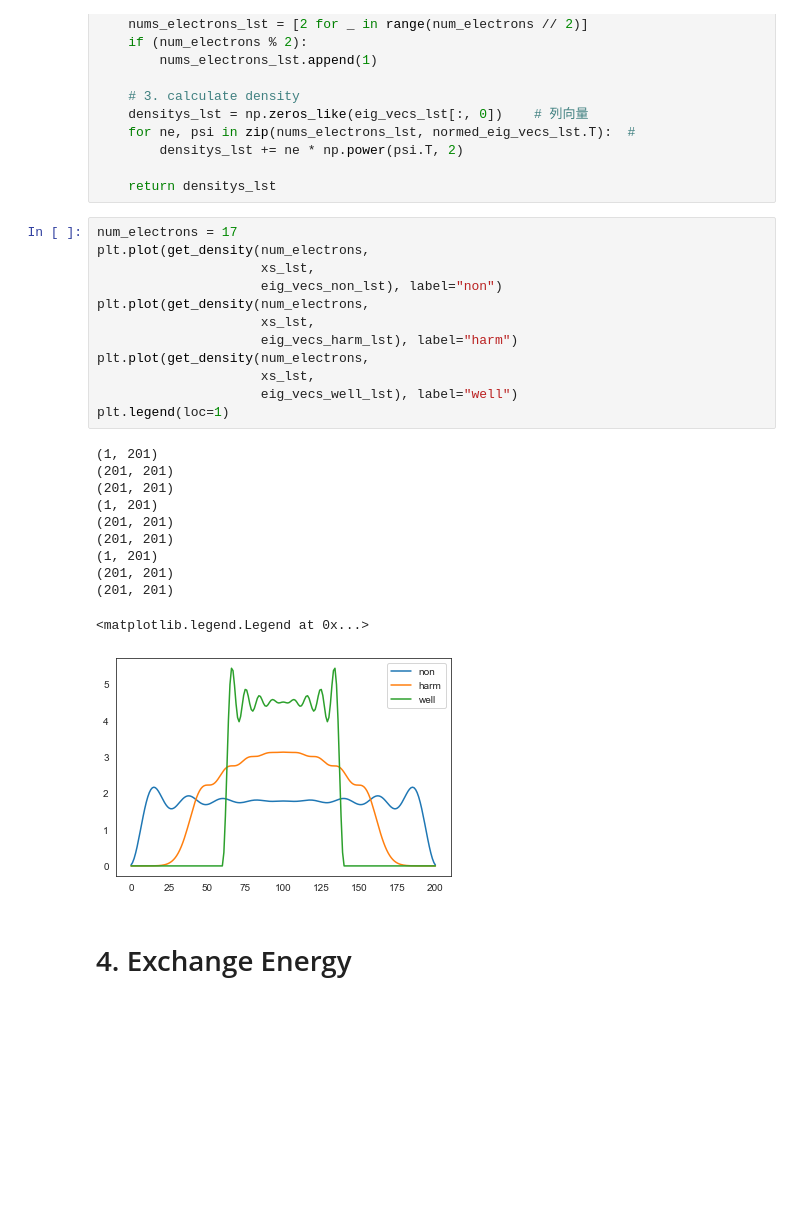
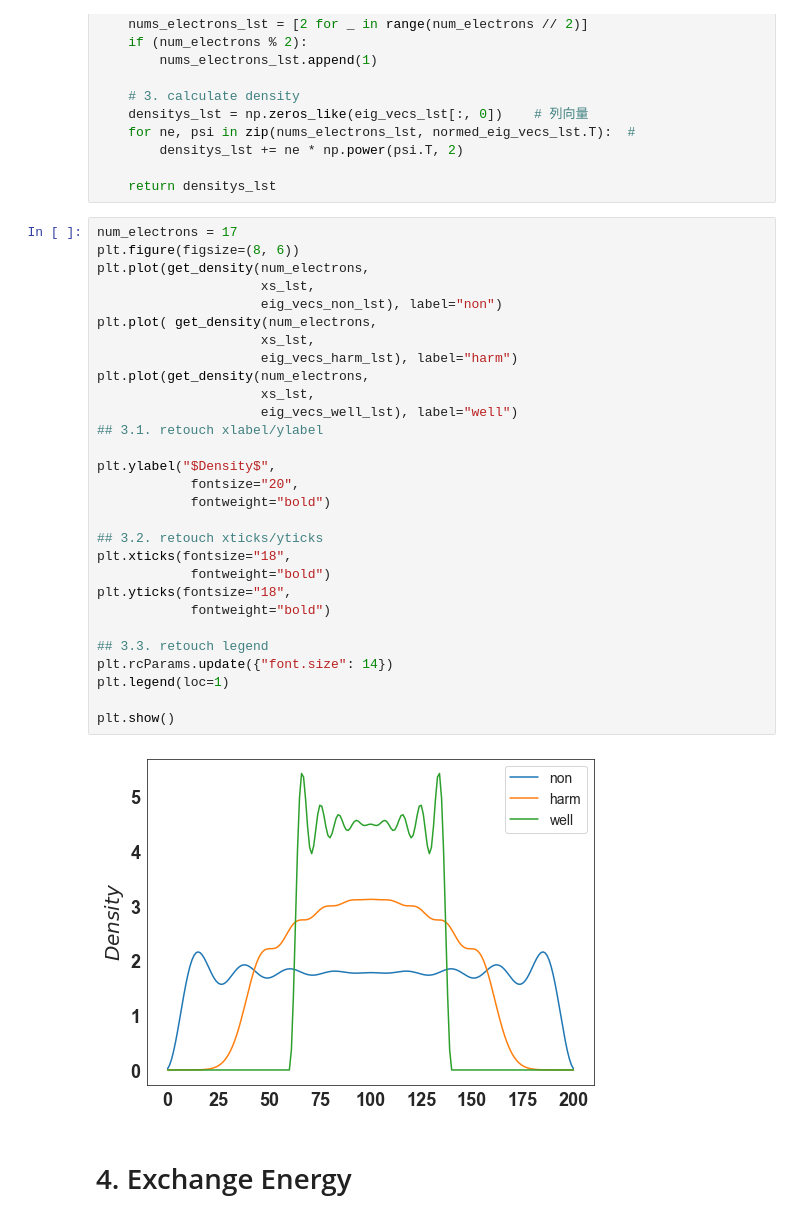
Before and after one commit to Hyliu-BUAA/QM, a Jupyter notebook: DFT/1D_DFT/1d-dft.ipynb, the cells around one changed output. Cells and saved outputs as stored; diff of their text form; blank space fills up the shorter version.

Commit message:
Calculate density

```diff
--- a/DFT/1D_DFT/1d-dft.ipynb
+++ b/DFT/1D_DFT/1d-dft.ipynb
@@ -217,27 +217,34 @@ def get_density(num_electrons, xs_lst, eig_vecs_lst):
     return densitys_lst
 # %%
 num_electrons = 17
+plt.figure(figsize=(8, 6))
 plt.plot(get_density(num_electrons,
                      xs_lst,
                      eig_vecs_non_lst), label="non")
-plt.plot(get_density(num_electrons,
+plt.plot( get_density(num_electrons,
                      xs_lst,
                      eig_vecs_harm_lst), label="harm")
 plt.plot(get_density(num_electrons,
                      xs_lst,
                      eig_vecs_well_lst), label="well")
+## 3.1. retouch xlabel/ylabel
+
+plt.ylabel("$Density$",
+            fontsize="20",
+            fontweight="bold")
+
+## 3.2. retouch xticks/yticks
+plt.xticks(fontsize="18",
+            fontweight="bold")
+plt.yticks(fontsize="18",
+            fontweight="bold")
+
+## 3.3. retouch legend
+plt.rcParams.update({"font.size": 14})
 plt.legend(loc=1)
+
+plt.show()
 # %% [output]
-(1, 201)
-(201, 201)
-(201, 201)
-(1, 201)
-(201, 201)
-(201, 201)
-(1, 201)
-(201, 201)
-(201, 201)
-<matplotlib.legend.Legend at 0x...>
-[figure, old version]
+[figure, new version]
 # %% [markdown]
 # 4. Exchange Energy
```
Also changed, not shown: parts of 3 cells of this notebook, 2 other files.
